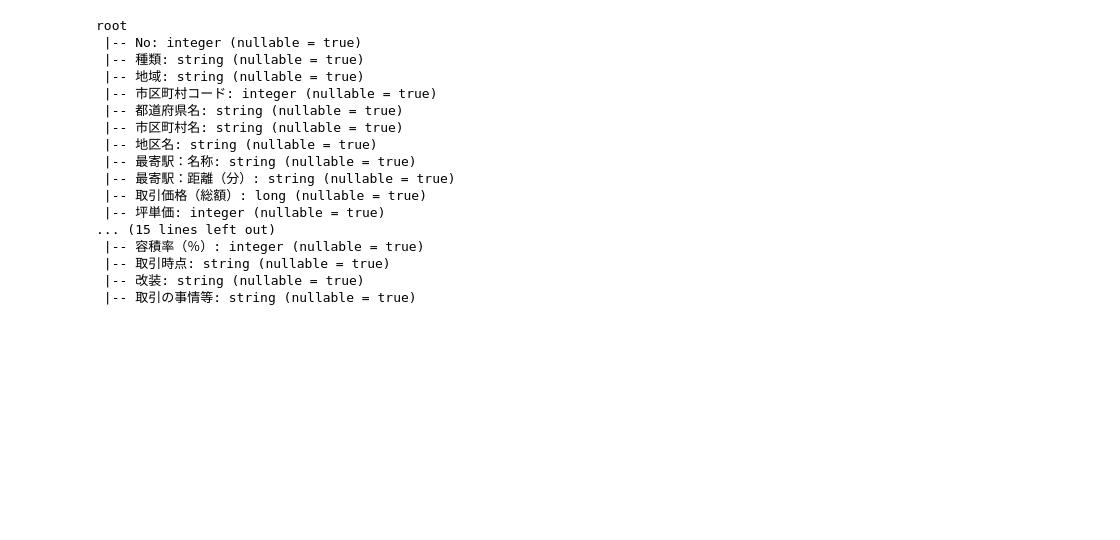
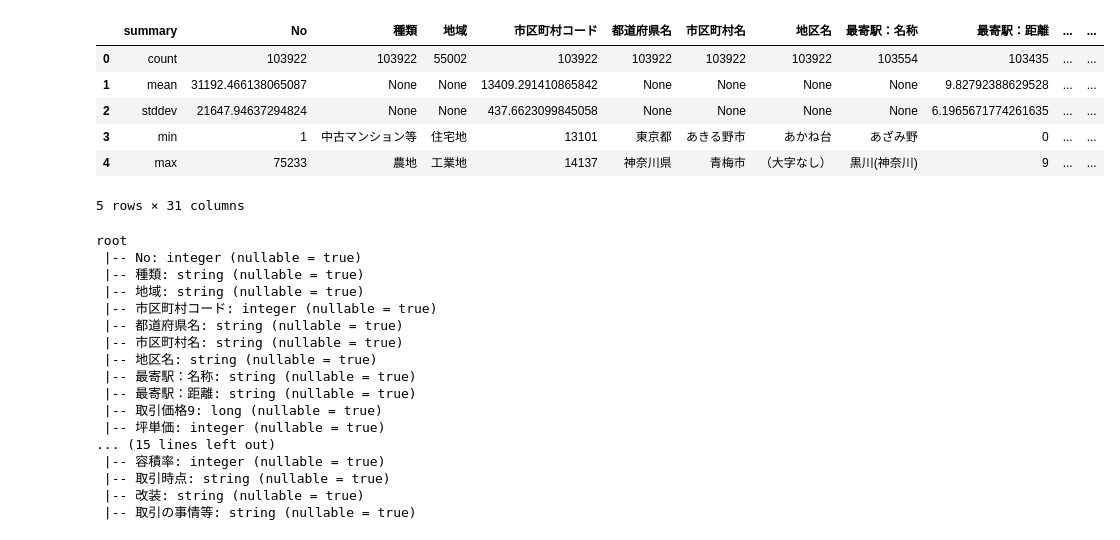
Before and after one commit to kou-kaku-albert/self_learning, a Jupyter notebook: spark/japanHouse.ipynb, the cells around one changed output. Saved outputs shown, nothing was run; the diff lists cells and outputs as text; code cells hidden in the pictures; blank space fills up the shorter version.

```diff
--- a/spark/japanHouse.ipynb
+++ b/spark/japanHouse.ipynb
@@ -14,5 +15,5 @@ file_list = glob.glob('./data_japan_house/*')
 # %%
-path_and_file = './data_japan_house/13_Tokyo_20053_20182.csv'
-sdf = spark.read.csv(path_and_file,header='True',inferSchema='True',encoding='SHIFT-JIS')
-sdf.show(1)
+path_and_file = './data_japan_house/13_Tokyo_20161_20182.csv'
+sdf_tokyo = spark.read.csv(path_and_file,header='True',inferSchema='True',encoding='SHIFT-JIS')
+sdf_tokyo.show(1)
 # %% [output]
@@ -24 +25,6 @@ sdf.show(1)
 only showing top 1 row
+# %%
+path_and_file = './data_japan_house/14_Kanagawa Prefecture_20161_20182.csv'
+sdf_kanagawa = spark.read.csv(path_and_file,header='True',inferSchema='True',encoding='SHIFT-JIS')
+sdf_kanagawa = sdf_kanagawa.filter(col('市区町村名').contains('横浜')|col('市区町村名').contains('川崎'))
+sdf_kanagawa.show()
@@ -25,3 +49,16 @@ only showing top 1 row
+# %%
+sdf = sdf_tokyo.unionAll(sdf_kanagawa)
+# %%
+describe_result = sdf.describe().toPandas()
+describe_result
+# %% [output]
+|  | summary | No | 種類 | 地域 | 市区町村コード | 都道府県名 | 市区町村名 | 地区名 | 最寄駅：名称 | 最寄駅：距離 | ... | ... |
+| 0 | count | 103922 | 103922 | 55002 | 103922 | 103922 | 103922 | 103922 | 103554 | 103435 | ... | ... |
+| 1 | mean | 31192.466138065087 | None | None | 13409.291410865842 | None | None | None | None | 9.82792388629528 | ... | ... |
+| 2 | stddev | 21647.94637294824 | None | None | 437.6623099845058 | None | None | None | None | 6.1965671774261635 | ... | ... |
+| 3 | min | 1 | 中古マンション等 | 住宅地 | 13101 | 東京都 | あきる野市 | あかね台 | あざみ野 | 0 | ... | ... |
+| 4 | max | 75233 | 農地 | 工業地 | 14137 | 神奈川県 | 青梅市 | （大字なし） | 黒川(神奈川) | 9 | ... | ... |
+5 rows × 31 columns
 # %%
 sdf.printSchema()
 # %% [output]
@@ -34,11 +71,11 @@ root
  |-- 市区町村名: string (nullable = true)
  |-- 地区名: string (nullable = true)
  |-- 最寄駅：名称: string (nullable = true)
- |-- 最寄駅：距離（分）: string (nullable = true)
- |-- 取引価格（総額）: long (nullable = true)
+ |-- 最寄駅：距離: string (nullable = true)
+ |-- 取引価格9: long (nullable = true)
  |-- 坪単価: integer (nullable = true)
 ... (15 lines left out)
- |-- 容積率（％）: integer (nullable = true)
+ |-- 容積率: integer (nullable = true)
  |-- 取引時点: string (nullable = true)
  |-- 改装: string (nullable = true)
  |-- 取引の事情等: string (nullable = true)
```
Also changed, not shown: parts of 69 cells of this notebook, 53 other files.
